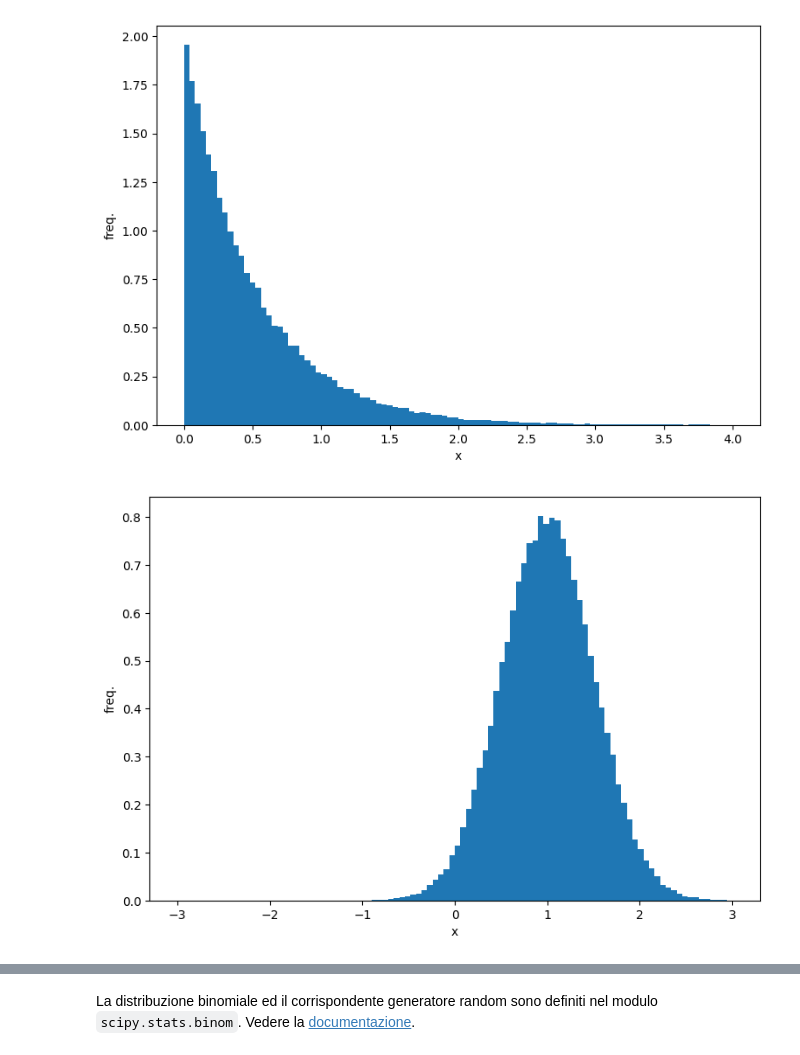
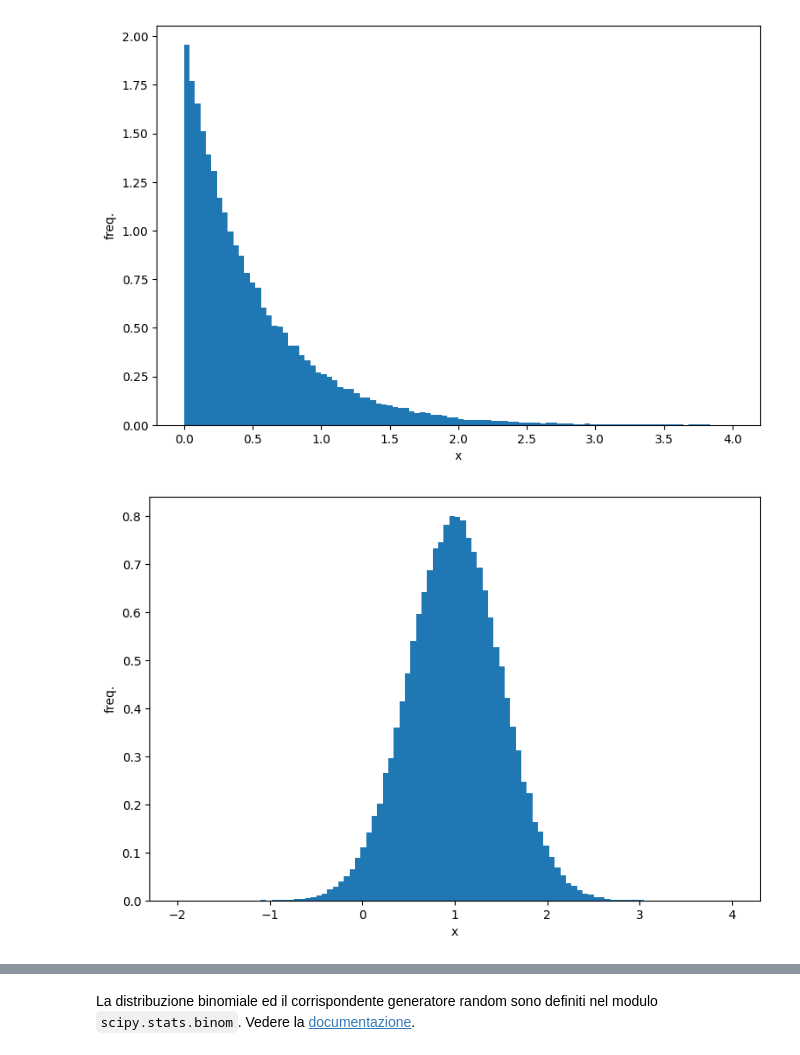
Before and after one commit to lucalista/analisi-dati-2025, a Jupyter notebook: 06.01.00__Generatori_di_variabili_casuali_continue_con_python.ipynb, the cells around one changed output, grey strips where cells are left out. Drawn from its saved outputs; the diff is of its cells as text; code cells hidden in the pictures.

```diff
--- a/06.01.00__Generatori_di_variabili_casuali_continue_con_python.ipynb
+++ b/06.01.00__Generatori_di_variabili_casuali_continue_con_python.ipynb
@@ -30,9 +30,9 @@ plot_rnd(lambda: random.expovariate(2), 0, 4)
 # %% [output]
 [figure]
 # %%
-plot_rnd(lambda: random.gauss(1, 0.5), -3, 3)
+plot_rnd(lambda: random.gauss(1, 0.5), -2, 4)
 # %% [output]
-[figure, old version]
+[figure, new version]
 # %%
 plot_rnd(lambda: random.lognormvariate(1, 0.5),0, 20)
 # %% [output]
```
Also changed, not shown: parts of 19 cells of this notebook, 1 other file.
